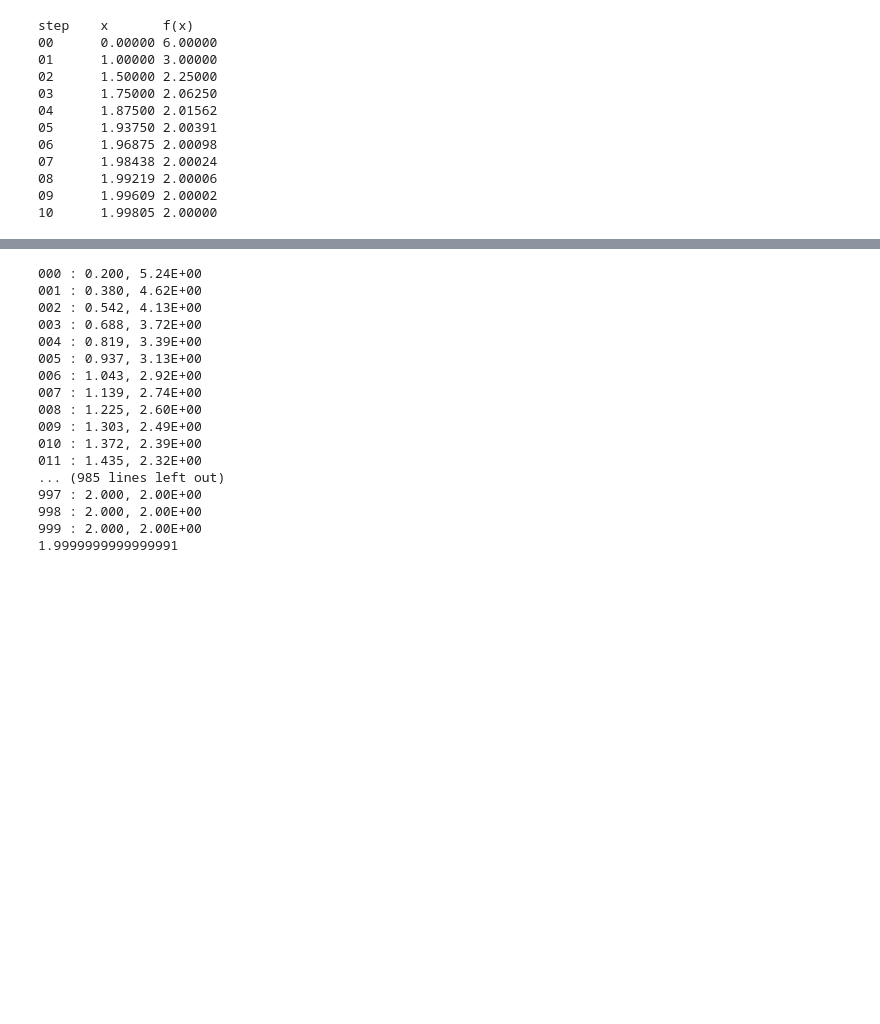
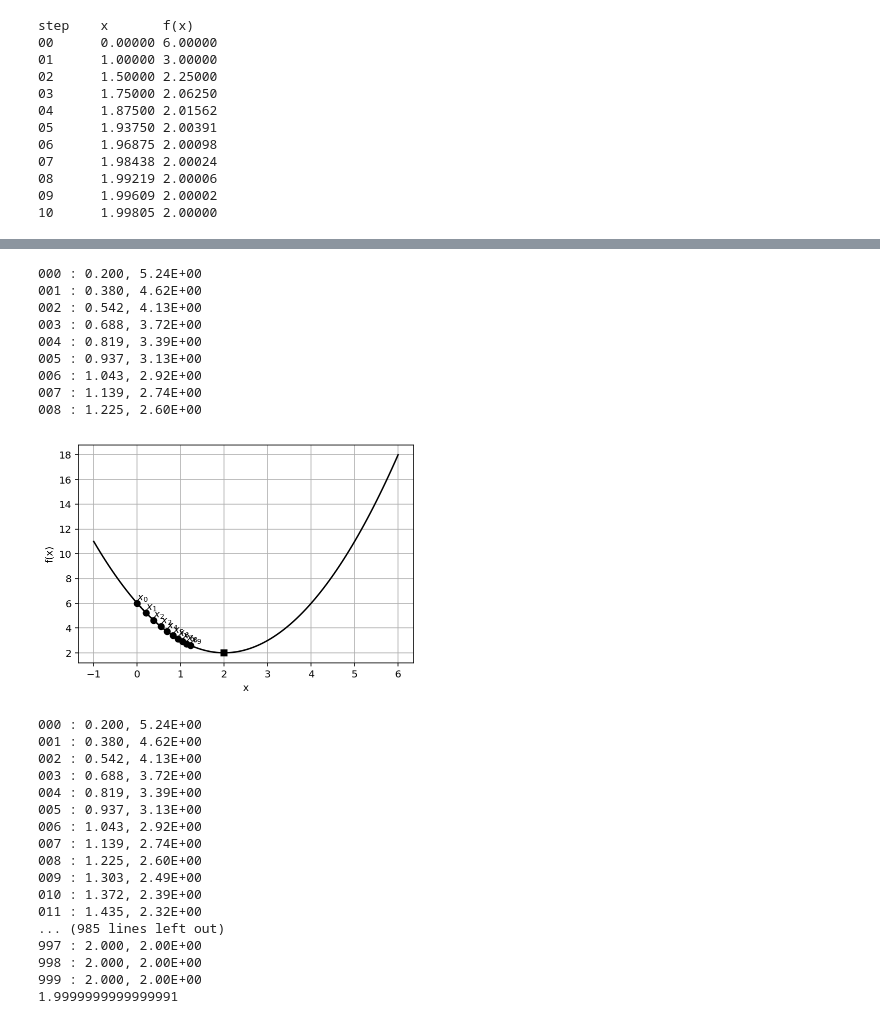
Before and after one commit to DNRY/dlopt, a Jupyter notebook: notebooks/CH06.ipynb, the cells around one changed output, grey strips where cells are left out. Cells and saved outputs as stored; diff of their text form; code cells hidden in the pictures; blank space fills up the shorter version.

```diff
--- a/notebooks/CH06.ipynb
+++ b/notebooks/CH06.ipynb
@@ -107 +111,26 @@ plt.show()
+# %%
+xopt, fopt, paths = steepest_descent(f, grad_f, 0.0, learning_rate=0.05,
+                                     MaxIter=9)
+plt.plot(x, y, 'k-') # 그래프
+plt.plot(2, 2, 'sk') # 정답
+plt.plot(paths, f(paths), 'ko:') # 추정치의 경로
+for k, point in enumerate(paths):
+    # 위치 표시
+    plt.text(point, f(point), '$x_{0}$'.format(k),
+            verticalalignment='bottom')
+plt.grid()
+plt.xlabel('x')
+plt.ylabel('f(x)')
+plt.show()
+# %% [output]
+000 : 0.200, 5.24E+00
+001 : 0.380, 4.62E+00
+002 : 0.542, 4.13E+00
+003 : 0.688, 3.72E+00
+004 : 0.819, 3.39E+00
+005 : 0.937, 3.13E+00
+006 : 1.043, 2.92E+00
+007 : 1.139, 2.74E+00
+008 : 1.225, 2.60E+00
+[figure, added]
 # %%
```
Also changed, not shown: parts of 14 cells of this notebook, 10 other files.
